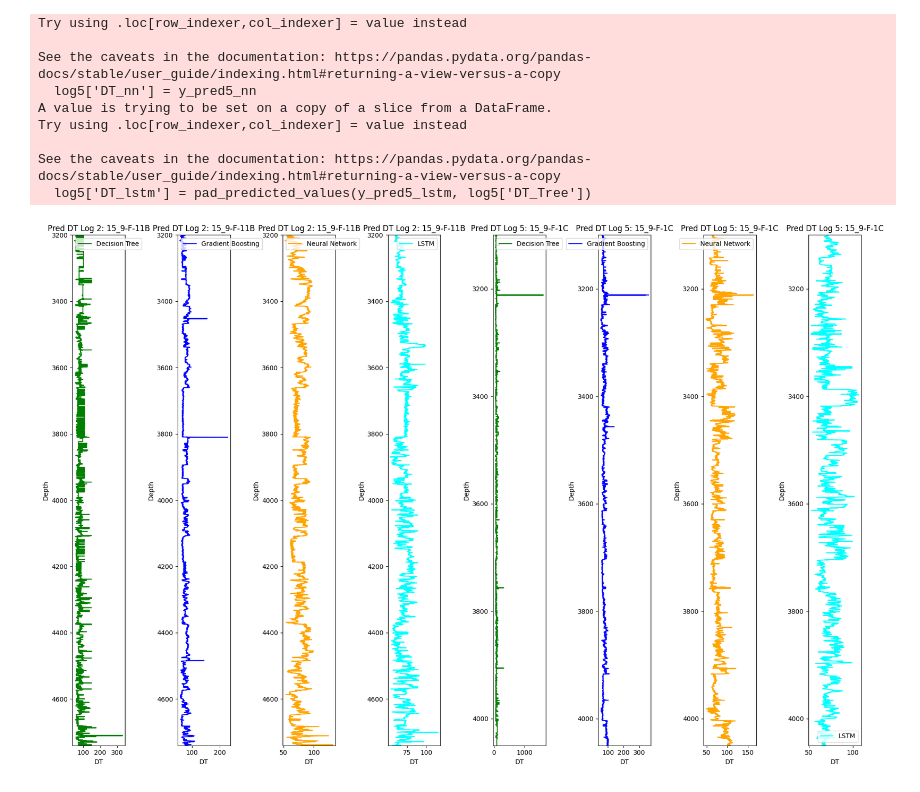
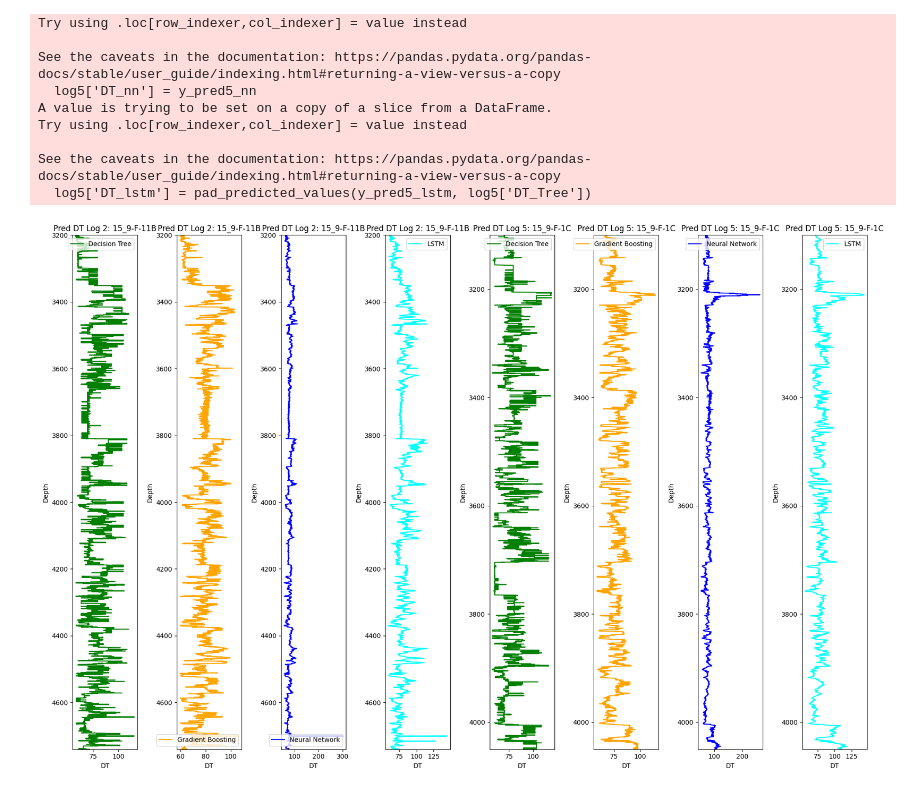
Before and after one commit to OrionXV/-Volve-Well-Log-Prediction, a Jupyter notebook: notebooks/GANaugmentAt50Percent.ipynb, the cells around one changed output. Cells and saved outputs as stored; diff of their text form; code cells hidden in the pictures.

```diff
--- a/notebooks/GANaugmentAt50Percent.ipynb
+++ b/notebooks/GANaugmentAt50Percent.ipynb
@@ -638,0 +513,3 @@ df_gen3.head()
+# %%
+# Example usage: generate synthetic data for 100 samples
+synthetic_data_4 = generate_synthetic_data(generator_1, int(len(df_gen1)*0.25))
@@ -638,0 +518,6 @@ df_gen3.head()
+# %%
+columns = ['NPHI', 'RHOB', 'GR', 'RT', 'PEF', 'CALI', 'DT']
+
+synthetic_df_1 = pd.DataFrame(synthetic_data_1, columns=columns)
+synthetic_df_3 = pd.DataFrame(synthetic_data_3, columns=columns)
+synthetic_df_4 = pd.DataFrame(synthetic_data_4, columns=columns)
@@ -794,7 +735,7 @@ model_nn = neural_network_model(X_train_new.shape[1:])
 model_nn.compile(optimizer='adam', loss='mean_squared_error')
 
 # Fit the neural network model to the training data
-history_nn = model_nn.fit(X_train_new, y_train_new, epochs=16, batch_size=32, validation_data=(X_val1, y_val1))
+history_nn = model_nn.fit(X_train_new, y_train_new, epochs=16, batch_size=1024, validation_data=(X_val1, y_val1))
 
 # Validation: Predict on well 1
 y_pred1_nn = model_nn.predict(X_val1)
@@ -863,7 +804,7 @@ model_lstm.add(Dense(units=1))  # Output layer
 model_lstm.compile(optimizer=Adam(), loss='mean_squared_error')
 
 # Fit the LSTM model to the training data
-history = model_lstm.fit(X_train_lstm, y_train_lstm, epochs=16, batch_size=32, validation_data=(X_val1_lstm, y_val1_lstm))
+history = model_lstm.fit(X_train_lstm, y_train_lstm, epochs=16, batch_size=1024, validation_data=(X_val1_lstm, y_val1_lstm))
 
 # Validation: Predict on well 1
 y_pred1_lstm = model_lstm.predict(X_val1_lstm)
@@ -1146,7 +1091,7 @@ plt.ylabel('Depth')
 plt.legend()
 
 plt.subplot(1, 8, 2)
-plt.plot(y_pred2_grad_boost, depth2, color='blue', label='Gradient Boosting')
+plt.plot(y_pred2_grad_boost, depth2, color='orange', label='Gradient Boosting')
 plt.ylim(max(depth2), min(depth2))
 plt.title('Pred DT Log 2: 15_9-F-11B', size=12)
 plt.xlabel('DT')
@@ -1155,7 +1100,7 @@ plt.legend()
 
 
 plt.subplot(1, 8, 3)
-plt.plot(y_pred2_nn, depth2, color='orange', label='Neural Network')
+plt.plot(y_pred2_nn, depth2, color='blue', label='Neural Network')
 plt.ylim(max(depth2), min(depth2))
 plt.title('Pred DT Log 2: 15_9-F-11B', size=12)
 plt.xlabel('DT')
@@ -1181,36 +1126,36 @@ plt.ylabel('Depth')
 plt.legend()
 
 
 plt.subplot(1, 8, 6)
-plt.plot(y_pred5_grad_boost, depth5, color='blue', label='Gradient Boosting')
+plt.plot(y_pred5_grad_boost, depth5, color='orange', label='Gradient Boosting')
 plt.ylim(max(depth5), min(depth5))
 plt.title('Pred DT Log 5: 15_9-F-1C', size=12)
 plt.xlabel('DT')
 plt.ylabel('Depth')
 plt.legend()
 
 
 plt.subplot(1, 8, 7)
-plt.plot(y_pred5_nn, depth5, color='orange', label='Neural Network')
+plt.plot(y_pred5_nn, depth5, color='blue', label='Neural Network')
 plt.ylim(max(depth5), min(depth5))
 plt.title('Pred DT Log 5: 15_9-F-1C', size=12)
 plt.xlabel('DT')
 plt.ylabel('Depth')
 plt.legend()
 
 plt.subplot(1, 8, 8)
 plt.plot(pad_predicted_values(y_pred5_lstm, depth5), depth5, color='cyan', label='LSTM')
 plt.ylim(max(depth5), min(depth5))
 plt.title('Pred DT Log 5: 15_9-F-1C', size=12)
 plt.xlabel('DT')
 plt.ylabel('Depth')
 plt.legend()
 
 
 plt.tight_layout()
 plt.show()
 # %% [output]
-[figure, old version]
+[figure, new version]
 # %%
 def makeplotpred(df, color_list, suptitle_str="Pass a suptitle"):
     # Column selection from df
```
Also changed, not shown: parts of 59 cells of this notebook.
